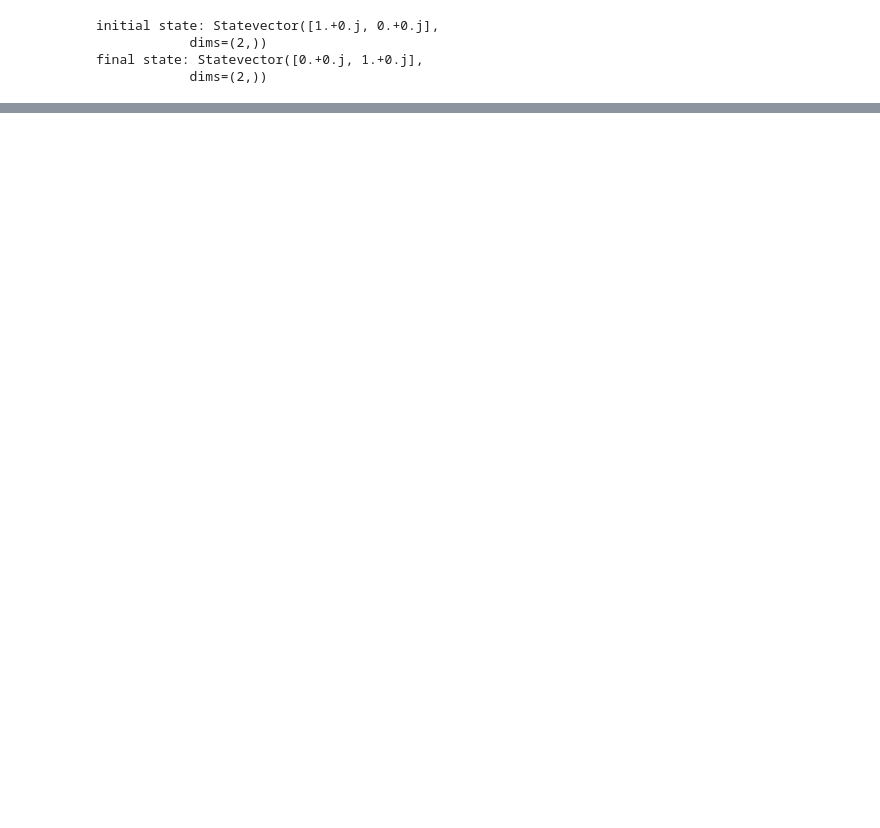
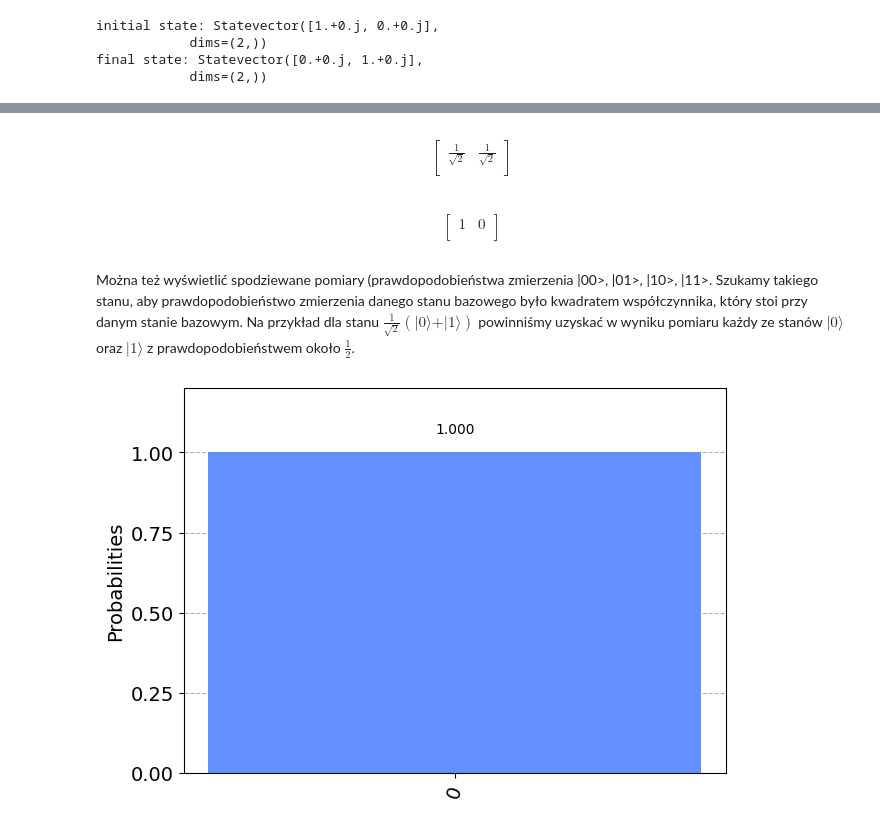
Before and after one commit to m-kosik/algorytmy-kwantowe, a Jupyter notebook: 03_bramki_kwantowe.ipynb, the cells around one changed output, grey strips where cells are left out. Drawn from its saved outputs; the diff is of its cells as text; code cells hidden in the pictures; blank space fills up the shorter version.

```diff
--- a/03_bramki_kwantowe.ipynb
+++ b/03_bramki_kwantowe.ipynb
@@ -86,0 +130,49 @@ kluczowa - wprowadza superpozycję stanów
+# %%
+# STANY JEDNOKUBITOWE
+state_0 = np.array([1,0])        # |0>
+state_1 = np.array([0,1])        # |1>
+
+# STANY DWUKUBITOWE
+state_00 = np.array([1,0,0,0])   # |00>
+state_01 = np.array([0,1,0,0])   # |01>
+state_10 = np.array([0,0,1,0])   # |10>
+state_11 = np.array([0,0,0,1])   # |11>
+
+# STANY TRZYKUBITOWE
+#state_000 = np.array([1,0,0,0,0,0,0,0])   # |000>    etc...
+
+target_state = 1/np.sqrt(2)*(state_0 + state_1)
+array_to_latex(target_state)
+# %% [output]
+$$
+\begin{bmatrix}
+\tfrac{1}{\sqrt{2}} & \tfrac{1}{\sqrt{2}}  \\
+ \end{bmatrix}
+$$
+# %%
+qc = QuantumCircuit(1)
+
+# Tutaj miejsce na uzupełnienie bramek kwantowych.
+
+
+
+# -------------------------
+
+final_state = Statevector.from_instruction(qc)
+array_to_latex(final_state)
+# %% [output]
+$$
+\begin{bmatrix}
+1 & 0  \\
+ \end{bmatrix}
+$$
+# %% [markdown]
+Można też wyświetlić spodziewane pomiary (prawdopodobieństwa zmierzenia |00>, |01>, |10>, |11>. Szukamy takiego stanu, aby prawdopodobieństwo zmierzenia danego stanu bazowego było kwadratem współczynnika, który stoi przy danym stanie bazowym. Na przykład dla stanu $\frac{1}{\sqrt{2}}(\vert 0 \rangle + \vert 1 \rangle)$ powinniśmy uzyskać w wyniku pomiaru każdy ze stanów $\vert 0 \rangle$ oraz $\vert 1 \rangle$ z prawdopodobieństwem około $\frac{1}{2}$.
+# %%
+qc.measure_all()
+
+simulator = Aer.get_backend('qasm_simulator')
+result = execute(qc, backend=simulator).result()
+plot_histogram(result.get_counts())
+# %% [output]
+[figure, added]
```
Also changed, not shown: parts of 17 cells of this notebook.
